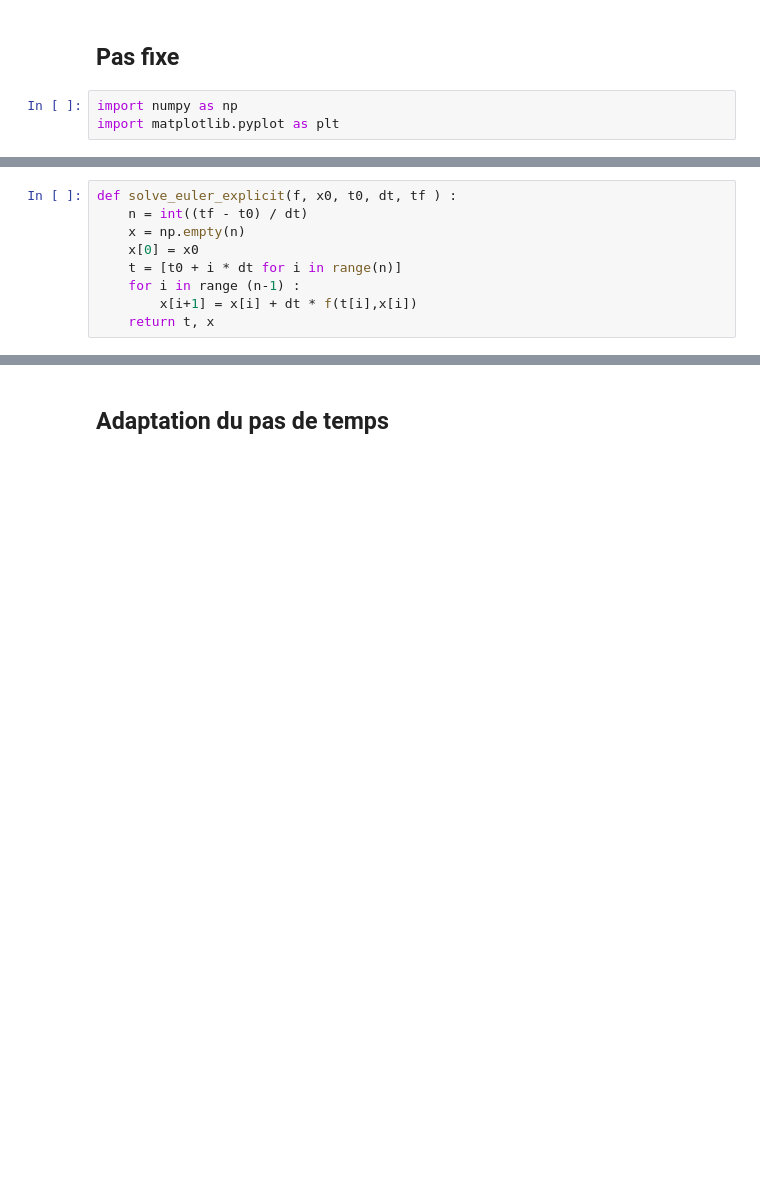
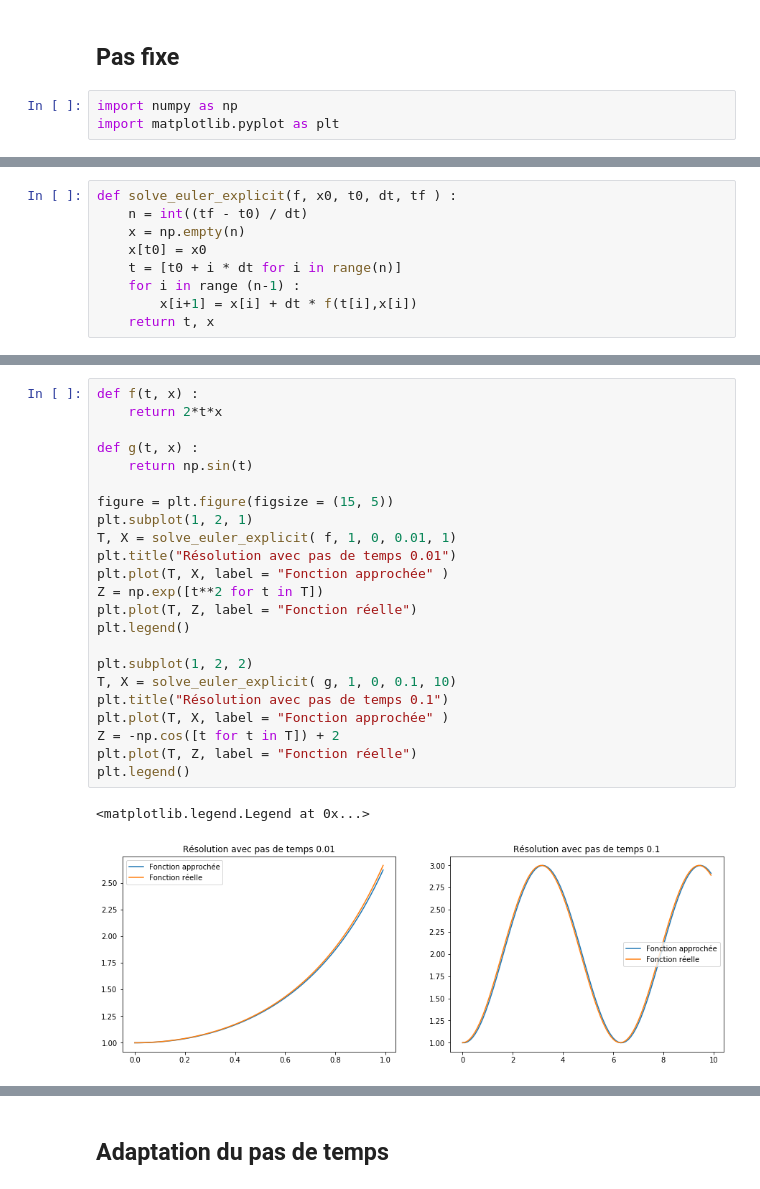
Before and after one commit to leamailhol/projet_equa_diff, a Jupyter notebook: ProjetEquaDiff modif2.ipynb, the cells around one changed output, grey strips where cells are left out. Saved outputs shown, nothing was run; the diff lists cells and outputs as text; blank space fills up the shorter version.

```diff
--- a/ProjetEquaDiff modif2.ipynb
+++ b/ProjetEquaDiff modif2.ipynb
@@ -11,7 +13,7 @@ import matplotlib.pyplot as plt
 def solve_euler_explicit(f, x0, t0, dt, tf ) :
     n = int((tf - t0) / dt)
     x = np.empty(n)
-    x[0] = x0
+    x[t0] = x0
     t = [t0 + i * dt for i in range(n)]
     for i in range (n-1) :
         x[i+1] = x[i] + dt * f(t[i],x[i])
@@ -18,0 +26,26 @@ def solve_euler_explicit(f, x0, t0, dt, tf ) :
+# %%
+def f(t, x) :
+    return 2*t*x
+
+def g(t, x) :
+    return np.sin(t)
+
+figure = plt.figure(figsize = (15, 5))
+plt.subplot(1, 2, 1)
+T, X = solve_euler_explicit( f, 1, 0, 0.01, 1)
+plt.title("Résolution avec pas de temps 0.01")
+plt.plot(T, X, label = "Fonction approchée" )
+Z = np.exp([t**2 for t in T])
+plt.plot(T, Z, label = "Fonction réelle")
+plt.legend()
+
+plt.subplot(1, 2, 2)
+T, X = solve_euler_explicit( g, 1, 0, 0.1, 10)
+plt.title("Résolution avec pas de temps 0.1")
+plt.plot(T, X, label = "Fonction approchée" )
+Z = -np.cos([t for t in T]) + 2
+plt.plot(T, Z, label = "Fonction réelle")
+plt.legend()
+# %% [output]
+<matplotlib.legend.Legend at 0x...>
+[figure, added]
```
Also changed, not shown: parts of 10 cells of this notebook.
